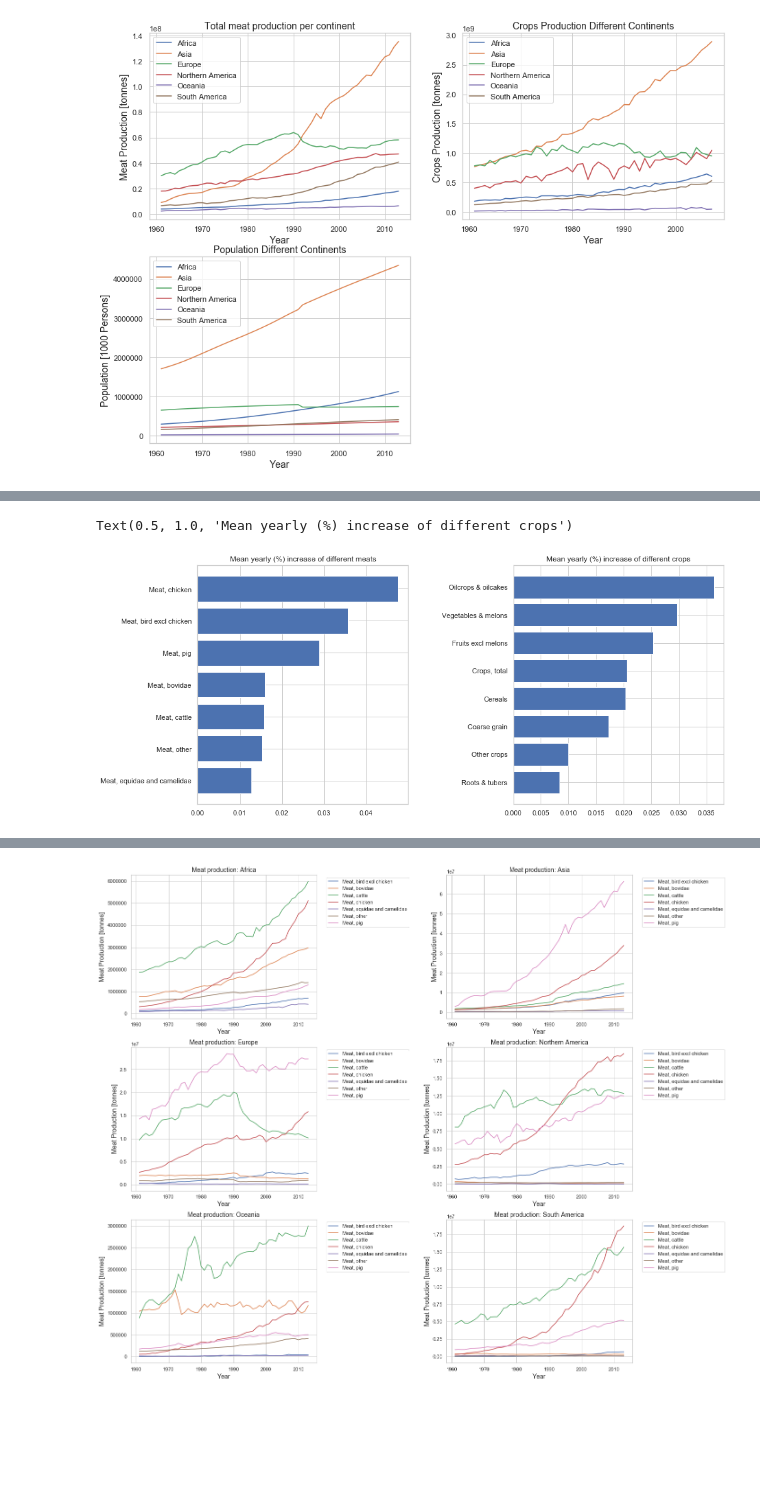
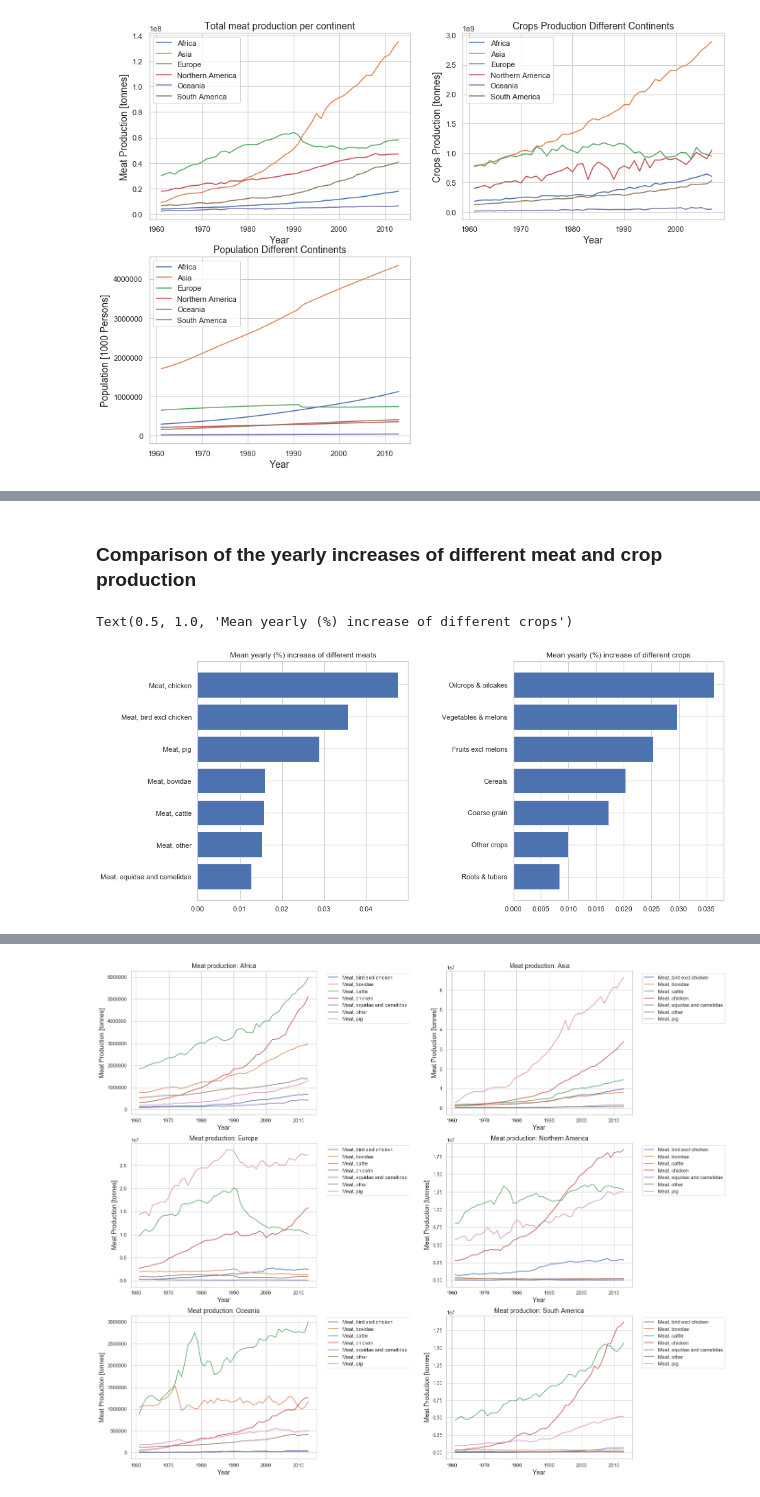
Before and after one commit to theodorhusefest/ADA-2019-project1-sovellettu-tiedon-analysoint, a Jupyter notebook: milestone_3.ipynb, the cells around one changed output, grey strips where cells are left out. Cells and saved outputs as stored; diff of their text form; code cells hidden in the pictures; blank space fills up the shorter version.

```diff
--- a/milestone_3.ipynb
+++ b/milestone_3.ipynb
@@ -96,35 +159,34 @@ Total crops production comparison:
+# %% [markdown]
+### Comparison of the yearly increases of different meat and crop production
 # %%
-# Comparison of the yearly increases of different meat and crop production.
-
 fig, ax = plt.subplots(ncols = 2)
 fig.set_size_inches(15,7)
 fig.subplots_adjust(wspace = 0.5)
 
-# Create dataframes with mean yearly change in production of different products
+# Create dataframe with mean yearly change in production of different meat products
 mean_mproduct_growth = {}
-for meat_product in meat_cont.Item.unique():
-    if (meat_product != 'Meat, Total'):
-        mean_mproduct_growth.update({meat_product: (meat_cont[meat_cont['Item'] == meat_product].groupby('Year').sum().diff()
-                                                    / meat_cont[meat_cont['Item'] == meat_product].groupby('Year').sum()).Value.mean()})
+for item in meat_no_total.Item.unique():
+    mean_mproduct_growth.update({item: (meat_no_total[meat_no_total.Item == item].groupby('Year').sum().diff()
+                                        / meat_no_total[meat_no_total.Item == item].groupby('Year').sum()).Value.mean()})
 
 mean_mproduct_growth = pd.DataFrame(mean_mproduct_growth.values(), mean_mproduct_growth.keys(), columns = ['Mean growth'])
 mean_mproduct_growth.sort_values(by='Mean growth', inplace =True)
 
-
+# Create dataframe with mean yearly change in production of different crops products
 mean_cproduct_growth = {}
-for crop in crops_cont.Item.unique():
-    mean_cproduct_growth.update({crop : (crops_cont[crops_cont['Item'] == crop].groupby(['Year']).sum().diff()/\
-                                 crops_cont[crops_cont['Item'] == crop].groupby(['Year']).sum()).Value.mean()})
+for item in crops_no_total.Item.unique():
+    mean_cproduct_growth.update({item : (crops_no_total[crops_no_total.Item == item].groupby(['Year']).sum().diff()
+                                        / crops_no_total[crops_no_total.Item == item].groupby(['Year']).sum()).Value.mean()})
 
 mean_cproduct_growth = pd.DataFrame(mean_cproduct_growth.values(), mean_cproduct_growth.keys(), columns = ['Mean growth'])
 mean_cproduct_growth.sort_values(by='Mean growth', inplace =True)
 
-
+# Plot results
 ax[0].barh(mean_mproduct_growth.index, mean_mproduct_growth['Mean growth'])
 ax[0].set_title("Mean yearly (%) increase of different meats")
 
 ax[1].barh(mean_cproduct_growth.index, mean_cproduct_growth['Mean growth'])
 ax[1].set_title("Mean yearly (%) increase of different crops")
 # %% [output]
 Text(0.5, 1.0, 'Mean yearly (%) increase of different crops')
-[figure, old version]
+[figure, new version]
```
Also changed, not shown: parts of 15 cells of this notebook, 3 other files.
